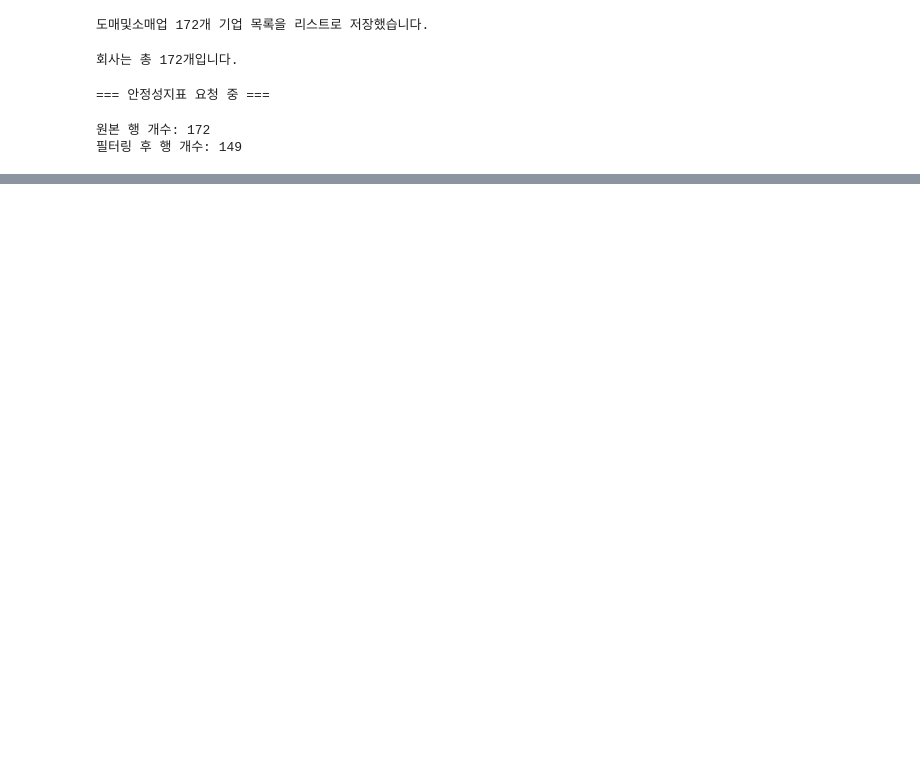
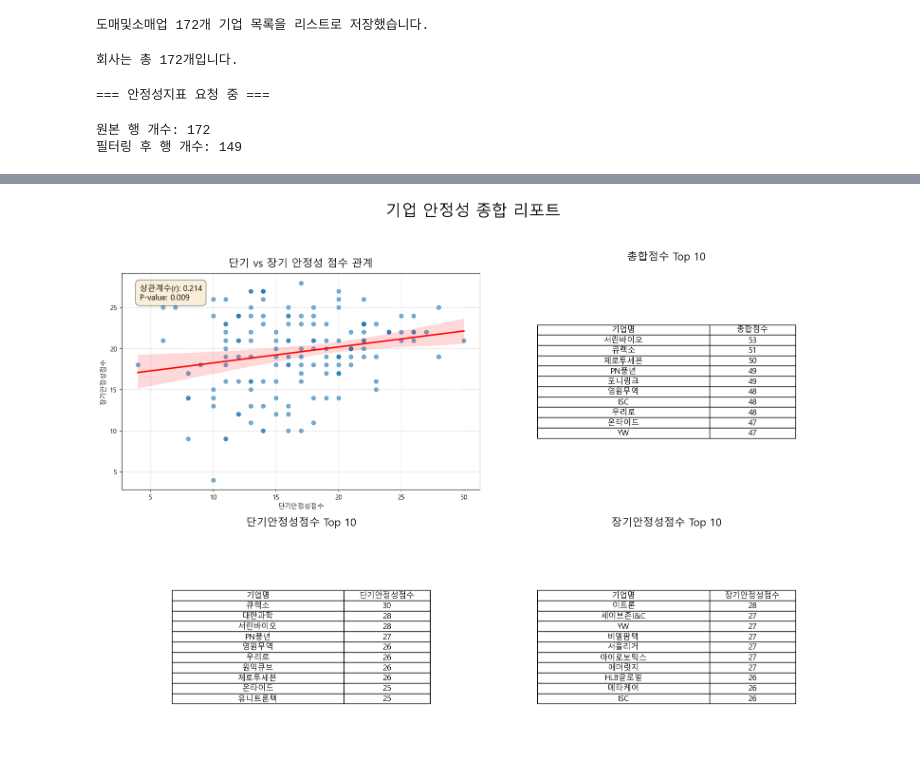
Before and after one commit to Kumo139/dart_project, a Jupyter notebook: dart_project.ipynb, the cells around one changed output, grey strips where cells are left out. Drawn from its saved outputs; the diff is of its cells as text; code cells hidden in the pictures; blank space fills up the shorter version.

Commit message:
시각화 및 회귀분석

```diff
--- a/dart_project.ipynb
+++ b/dart_project.ipynb
@@ -296,7 +209,0 @@ scored_df_1.to_csv("주요지표_분위점수_극단값.csv", index=False, encod
-# %%
-# 감점 기업 수 확인
-for col in target_ratio:
-    series = z_scaled_df[col]
-    print(f"{col} 최대값:", series.max())
-    print("95% 분위수:", series.quantile(0.95))
-    print("상위 5% 기업 수:", (series > series.quantile(0.95)).sum())
@@ -321,4 +209,0 @@ for col in target_ratio:
-# %%
-for col in target_ratio:
-    std = filtered_df[col].std()
-    print(f"{col}의 표준편차: {std}")
@@ -340,0 +237,84 @@ for col in target_ratio:
+# %%
+# 각 점수별 상위 10개 기업 추출
+top10_total = scored_df.nlargest(10, '총합점수')[['기업명', '총합점수']].reset_index(drop=True)
+top10_short = scored_df.nlargest(10, '단기안정성점수')[['기업명', '단기안정성점수']].reset_index(drop=True)
+top10_long = scored_df.nlargest(10, '장기안정성점수')[['기업명', '장기안정성점수']].reset_index(drop=True)
+
+# 회귀분석: 상관계수 및 p-value 계산
+corr, p_value = stats.pearsonr(scored_df['단기안정성점수'], scored_df['장기안정성점수'])
+corr_text = f"상관계수(r): {corr:.3f}\nP-value: {p_value:.3f}"
+
+# 전체 보고서 레이아웃
+fig, axs = plt.subplots(2, 2, figsize=(16, 12))
+fig.suptitle('기업 안정성 종합 리포트', fontsize=24, y=0.98)
+
+# (0, 0) 위치: 스캐터 플롯 및 회귀선
+ax_scatter = axs[0, 0]
+sns.regplot(
+    data=scored_df,
+    x='단기안정성점수',
+    y='장기안정성점수',
+    ax=ax_scatter,
+    scatter_kws={'alpha': 0.6},
+    line_kws={'color': 'red'}
+)
+ax_scatter.set_title('단기 vs 장기 안정성 점수 관계', fontsize=16, pad=10)
+ax_scatter.grid(True, linestyle='--', alpha=0.6)
+# 회귀분석 결과 텍스트 추가
+ax_scatter.text(0.05, 0.95, corr_text, transform=ax_scatter.transAxes,
+                fontsize=12, verticalalignment='top', bbox=dict(boxstyle='round,pad=0.5', fc='wheat', alpha=0.5))
+
+# (0, 1) 위치: 총합점수 상위 10개 기업
+ax_total = axs[0, 1]
+ax_total.axis('off') # 축 숨기기
+ax_total.set_title('총합점수 Top 10', fontsize=16, pad=20)
+table_total = ax_total.table(
+    cellText=top10_total.values,
+    colLabels=top10_total.columns,
+    loc='center',
+    cellLoc='center',
+    colWidths=[0.4, 0.2]
+)
+table_total.auto_set_font_size(False)
+table_total.set_fontsize(12)
+table_total.scale(1.2, 1.2)
+
+# (1, 0) 위치: 단기안정성점수 상위 10개 기업
+ax_short = axs[1, 0]
+ax_short.axis('off')
+ax_short.set_title('단기안정성점수 Top 10', fontsize=16, pad=20)
+table_short = ax_short.table(
+    cellText=top10_short.values,
+    colLabels=top10_short.columns,
+    loc='center',
+    cellLoc='center',
+    colWidths=[0.4, 0.2]
+)
+table_short.auto_set_font_size(False)
+table_short.set_fontsize(12)
+table_short.scale(1.2, 1.2)
+
+# (1, 1) 위치: 장기안정성점수 상위 10개 기업
+ax_long = axs[1, 1]
+ax_long.axis('off')
+ax_long.set_title('장기안정성점수 Top 10', fontsize=16, pad=20)
+table_long = ax_long.table(
+    cellText=top10_long.values,
+    colLabels=top10_long.columns,
+    loc='center',
+    cellLoc='center',
+    colWidths=[0.4, 0.2]
+)
+table_long.auto_set_font_size(False)
+table_long.set_fontsize(12)
+table_long.scale(1.2, 1.2)
+
+
+# --- 저장 및 출력 ---
+plt.tight_layout(rect=[0, 0, 1, 0.95]) # suptitle과 겹치지 않도록 조정
+plt.savefig('종합_리포트.png', dpi=300, bbox_inches='tight')
+plt.show()
+
+print("종합 리포트가 '종합_리포트.png' 파일로 저장되었습니다.")
+# %% [output]
+[figure, added]
```
Also changed, not shown: parts of 13 cells of this notebook.
